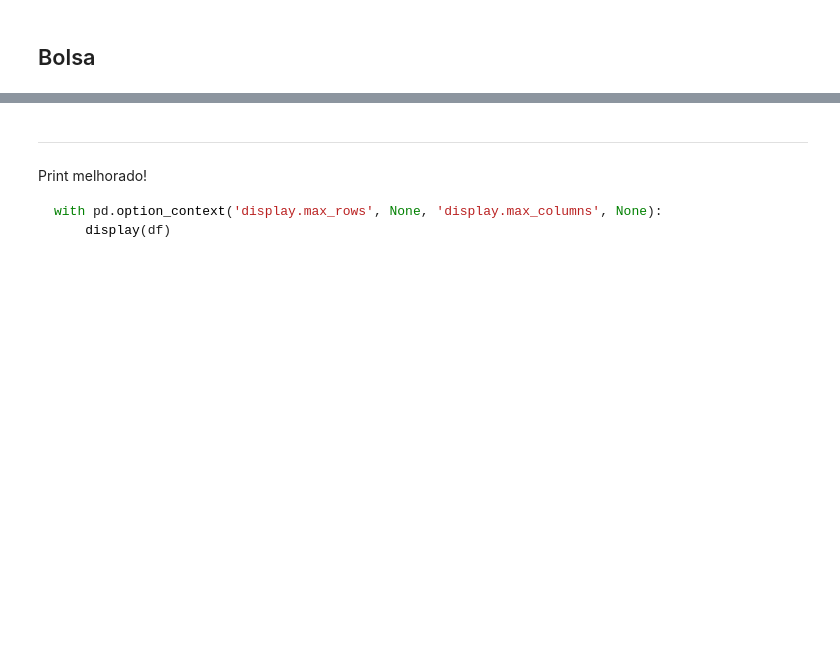
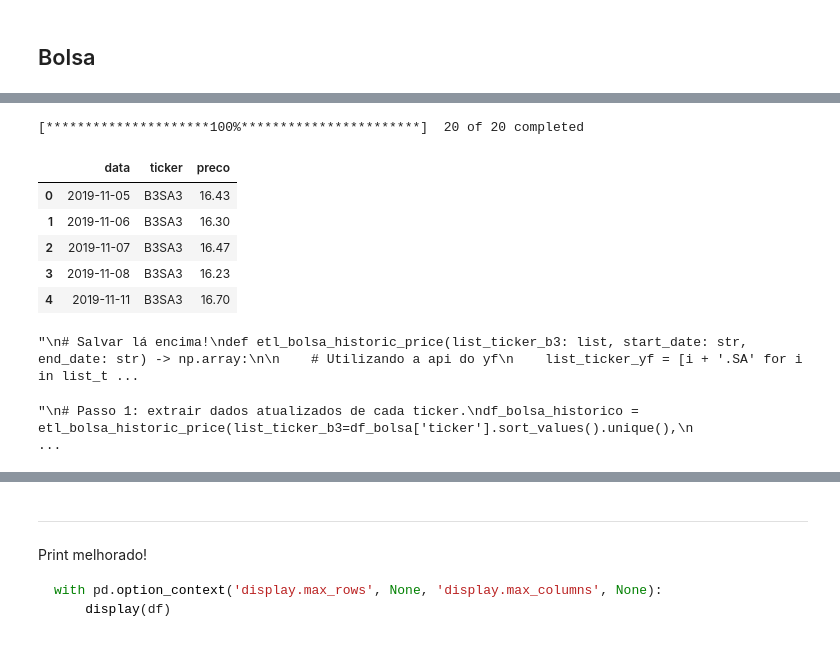
Before and after one commit to rknagao/b3-report, a Jupyter notebook: src/manutencao.ipynb, the cells around one changed output, grey strips where cells are left out. Drawn from its saved outputs; the diff is of its cells as text; code cells hidden in the pictures; blank space fills up the shorter version.

```diff
--- a/src/manutencao.ipynb
+++ b/src/manutencao.ipynb
@@ -322,4 +350,19 @@ df_bolsa.head()
+# %%
+# Passo 1: extrair dados atualizados de cada ticker.
+df_history_bolsa = bolsa(list_ticker_b3=df_bolsa['ticker'].sort_values().unique(),
+                           start_date=df_bolsa['data'].min(),
+                           end_date=df_bolsa['data'].max())
+df_history_bolsa.head()
+# %% [output]
+[*********************100%***********************]  20 of 20 completed
+|  | data | ticker | preco |
+| 0 | 2019-11-05 | B3SA3 | 16.43 |
+| 1 | 2019-11-06 | B3SA3 | 16.30 |
+| 2 | 2019-11-07 | B3SA3 | 16.47 |
+| 3 | 2019-11-08 | B3SA3 | 16.23 |
+| 4 | 2019-11-11 | B3SA3 | 16.70 |
 # %%
+"""
 # Salvar lá encima!
 def etl_bolsa_historic_price(list_ticker_b3: list, start_date: str, end_date: str) -> np.array:
 
@@ -337,12 +380,19 @@ def etl_bolsa_historic_price(list_ticker_b3: list, start_date: str, end_date: st
     df_price = pd.melt(df_price, id_vars=['data'], value_vars=list(list_ticker_b3), var_name='ticker', value_name='preco')
 
     return df_price
+"""
+# %% [output]
+"\n# Salvar lá encima!\ndef etl_bolsa_historic_price(list_ticker_b3: list, start_date: str, end_date: str) -> np.array:\n\n    # Utilizando a api do yf\n    list_ticker_yf = [i + '.SA' for i in list_t ...
 # %%
+"""
 # Passo 1: extrair dados atualizados de cada ticker.
 df_bolsa_historico = etl_bolsa_historic_price(list_ticker_b3=df_bolsa['ticker'].sort_values().unique(),
                                               start_date=df_bolsa['data'].min(),
                                               end_date=df_bolsa['data'].max())
 df_bolsa_historico.head()
+"""
+# %% [output]
+"\n# Passo 1: extrair dados atualizados de cada ticker.\ndf_bolsa_historico = etl_bolsa_historic_price(list_ticker_b3=df_bolsa['ticker'].sort_values().unique(),\n                                       ...
 # %%
 """
 # Experimentando como usar o stock split
```
Also changed, not shown: parts of 25 cells of this notebook, 4 other files.
